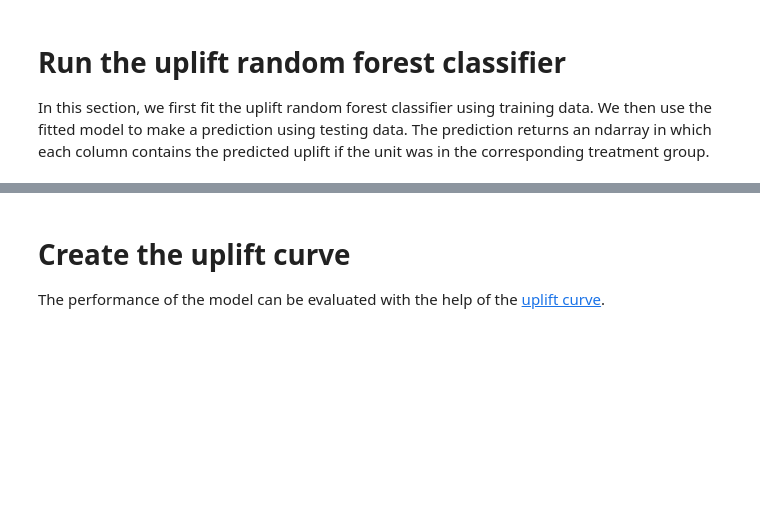
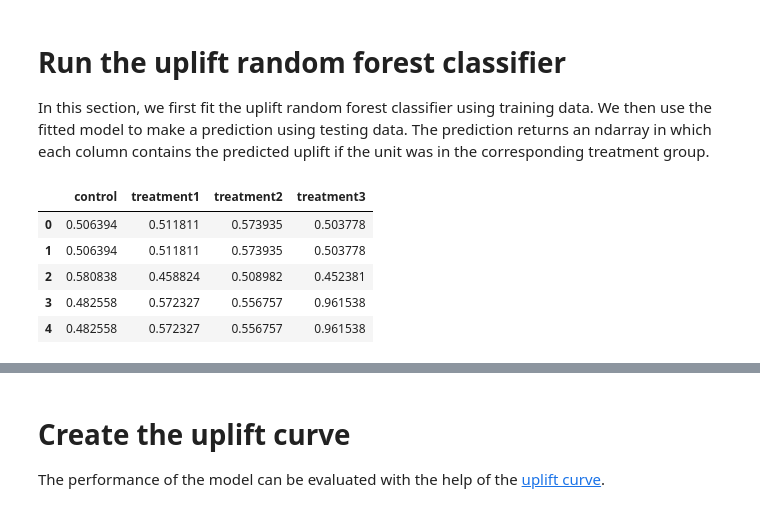
Before and after one commit to uber/causalml, a Jupyter notebook: examples/uplift_trees_with_synthetic_data.ipynb, the cells around one changed output, grey strips where cells are left out. Saved outputs shown, nothing was run; the diff lists cells and outputs as text; code cells hidden in the pictures; blank space fills up the shorter version.

```diff
--- a/examples/uplift_trees_with_synthetic_data.ipynb
+++ b/examples/uplift_trees_with_synthetic_data.ipynb
@@ -66,3 +71,19 @@ df_train, df_test = train_test_split(df, test_size=0.2, random_state=111)
+# %%
+clf = UpliftTreeClassifier(control_name='control')
+clf.fit(df_train[x_names].values,
+         treatment=df_train['treatment_group_key'].values,
+         y=df_train['conversion'].values)
+p = clf.predict(df_test[x_names].values)
+# %%
+df_res = pd.DataFrame(p, columns=clf.classes_)
+df_res.head()
+# %% [output]
+|  | control | treatment1 | treatment2 | treatment3 |
+| 0 | 0.506394 | 0.511811 | 0.573935 | 0.503778 |
+| 1 | 0.506394 | 0.511811 | 0.573935 | 0.503778 |
+| 2 | 0.580838 | 0.458824 | 0.508982 | 0.452381 |
+| 3 | 0.482558 | 0.572327 | 0.556757 | 0.961538 |
+| 4 | 0.482558 | 0.572327 | 0.556757 | 0.961538 |
 # %%
 uplift_model = UpliftRandomForestClassifier(control_name='control')
 # %%
```
Also changed, not shown: parts of 8 cells of this notebook, 5 other files.
